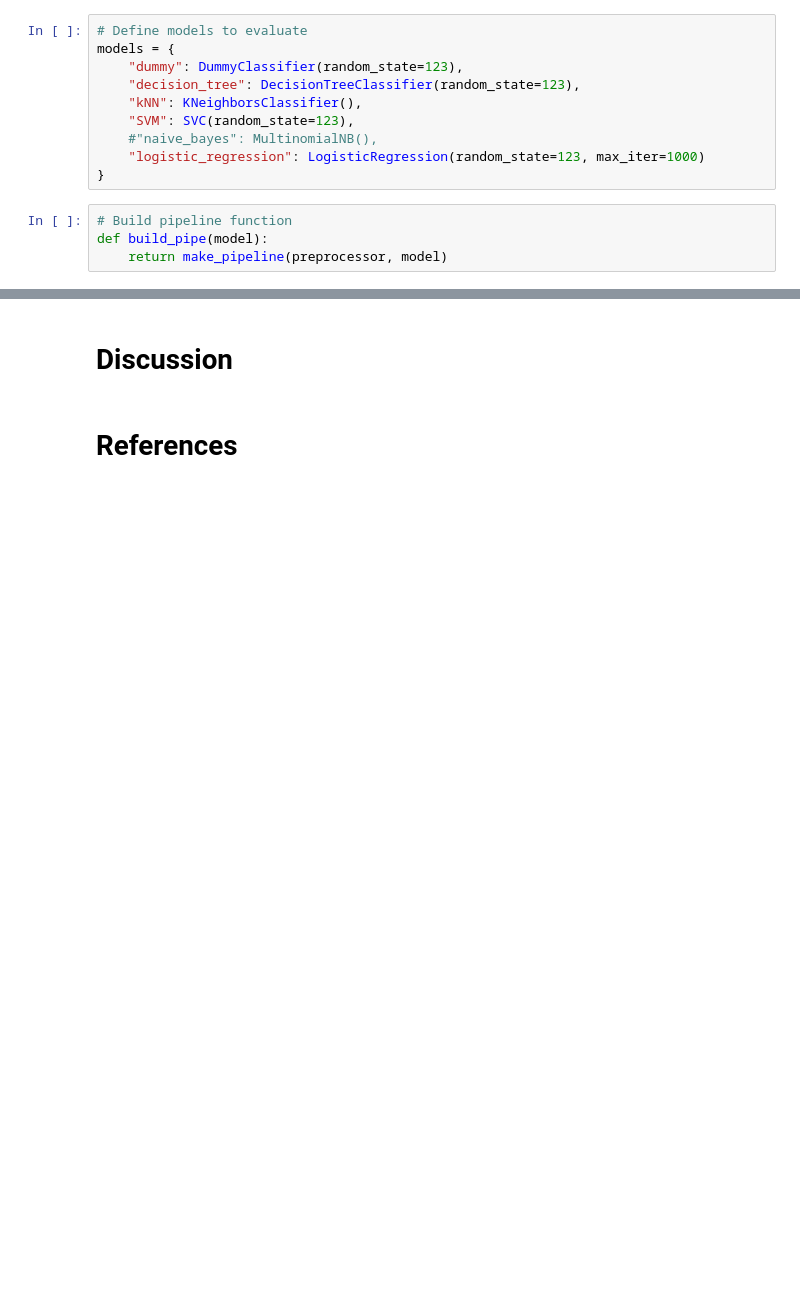
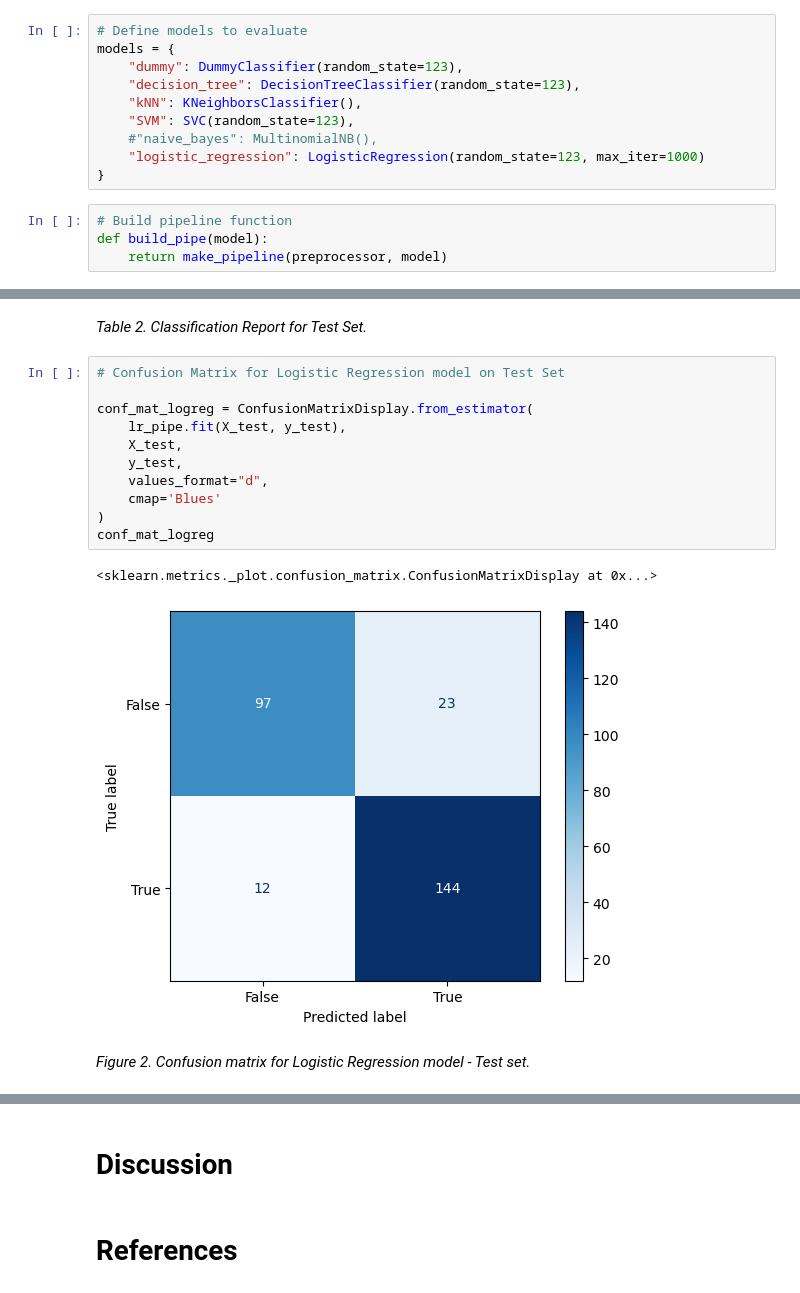
Before and after one commit to EricYangg/Heart-Failure-Classification, a Jupyter notebook: heart_disease_analysis.ipynb, the cells around one changed output, grey strips where cells are left out. Drawn from its saved outputs; the diff is of its cells as text; blank space fills up the shorter version.

```diff
--- a/heart_disease_analysis.ipynb
+++ b/heart_disease_analysis.ipynb
@@ -294,0 +324,18 @@ conf_mat_logreg
+# %% [markdown]
+_Table 2. Classification Report for Test Set._
+# %%
+# Confusion Matrix for Logistic Regression model on Test Set
+
+conf_mat_logreg = ConfusionMatrixDisplay.from_estimator(
+    lr_pipe.fit(X_test, y_test),
+    X_test,
+    y_test,
+    values_format="d",
+    cmap='Blues'
+)
+conf_mat_logreg
+# %% [output]
+<sklearn.metrics._plot.confusion_matrix.ConfusionMatrixDisplay at 0x...>
+[figure, added]
+# %% [markdown]
+_Figure 2. Confusion matrix for Logistic Regression model - Test set._
```
Also changed, not shown: parts of 11 cells of this notebook.
